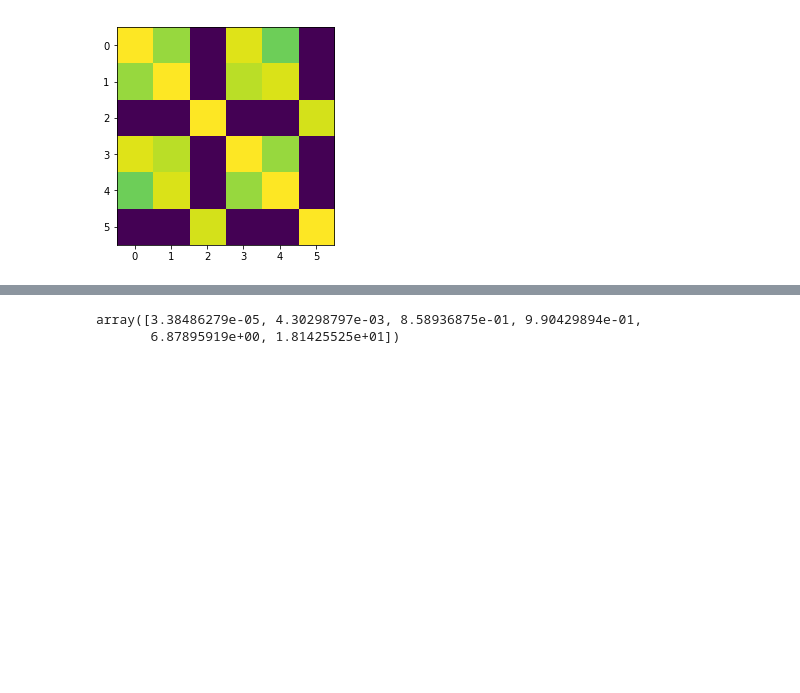
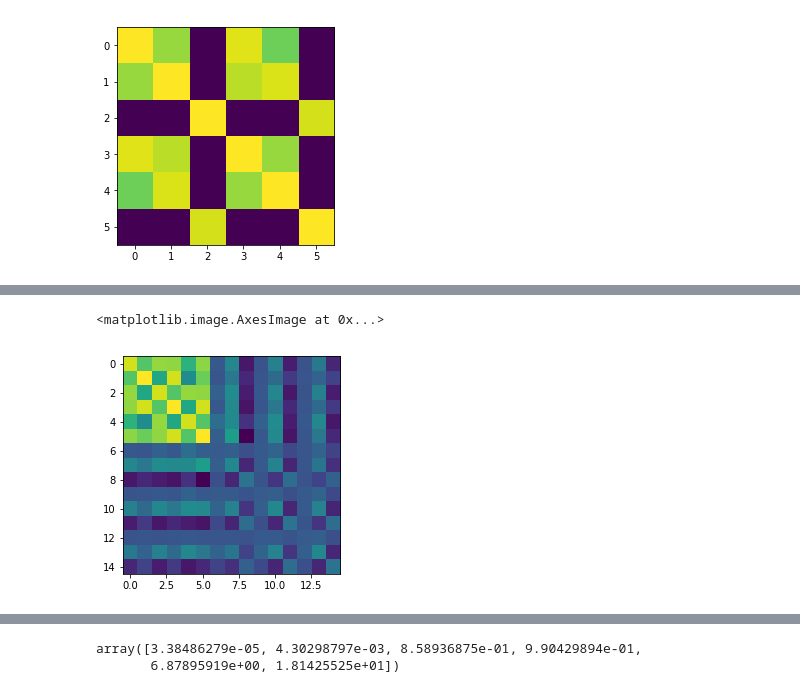
Before and after one commit to BouchardLab/FCCA, a Jupyter notebook: notebooks/past_future_testing.ipynb, the cells around one changed output, grey strips where cells are left out. Saved outputs shown, nothing was run; the diff lists cells and outputs as text; code cells hidden in the pictures; blank space fills up the shorter version.

```diff
--- a/notebooks/past_future_testing.ipynb
+++ b/notebooks/past_future_testing.ipynb
@@ -137 +160,6 @@ plt.imshow(cov)
+# %%
+plt.imshow(cov2, vmin=min(cov.min(), cov2.min()), vmax=max(cov.max(), cov2.max()))
+# %% [output]
+<matplotlib.image.AxesImage at 0x...>
+[figure, added]
 # %%
```
Also changed, not shown: parts of 10 cells of this notebook, 1 other file.
